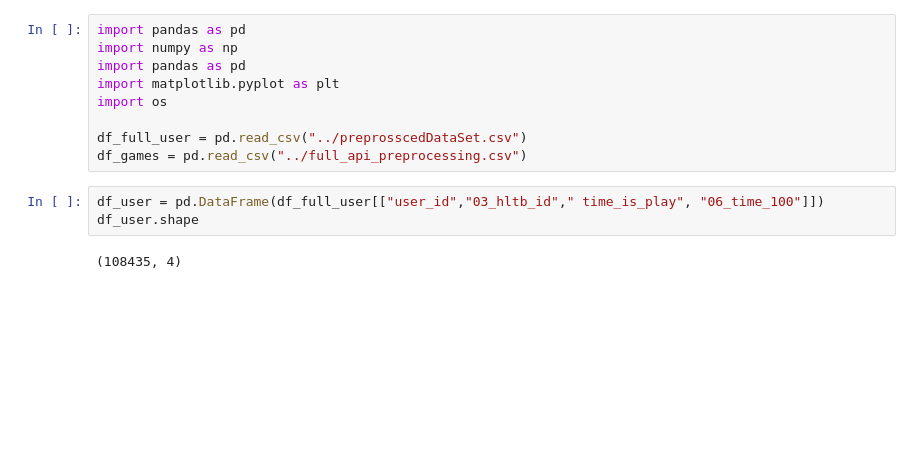
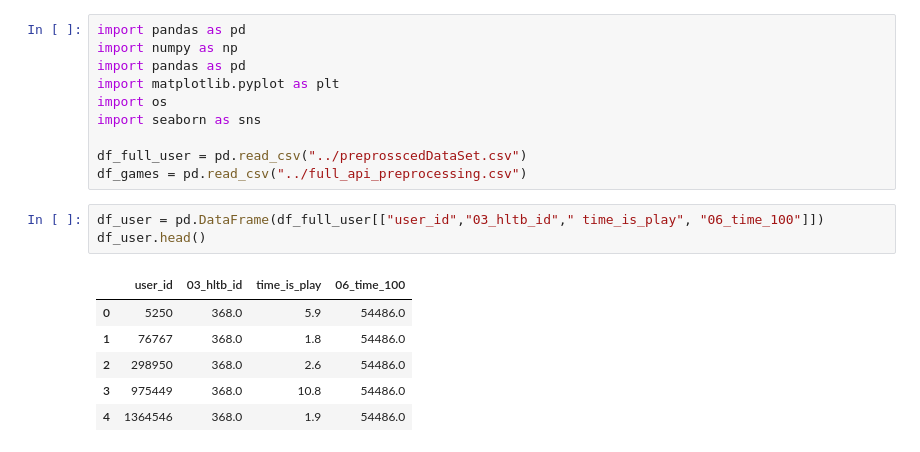
Before and after one commit to Ichak21/Equipe3_Scale_Game, a Jupyter notebook: ichak_notebook/test_recomandation.ipynb, the cells around one changed output. Saved outputs shown, nothing was run; the diff lists cells and outputs as text; blank space fills up the shorter version.

```diff
--- a/ichak_notebook/test_recomandation.ipynb
+++ b/ichak_notebook/test_recomandation.ipynb
@@ -4,11 +4,17 @@ import numpy as np
 import pandas as pd
 import matplotlib.pyplot as plt
 import os
+import seaborn as sns
 
 df_full_user = pd.read_csv("../preprosscedDataSet.csv")
 df_games = pd.read_csv("../full_api_preprocessing.csv")
 # %%
 df_user = pd.DataFrame(df_full_user[["user_id","03_hltb_id"," time_is_play", "06_time_100"]])
-df_user.shape
+df_user.head()
 # %% [output]
-(108435, 4)
+|  | user_id | 03_hltb_id | time_is_play | 06_time_100 |
+| 0 | 5250 | 368.0 | 5.9 | 54486.0 |
+| 1 | 76767 | 368.0 | 1.8 | 54486.0 |
+| 2 | 298950 | 368.0 | 2.6 | 54486.0 |
+| 3 | 975449 | 368.0 | 10.8 | 54486.0 |
+| 4 | 1364546 | 368.0 | 1.9 | 54486.0 |
```
Also changed, not shown: parts of 12 cells of this notebook.
